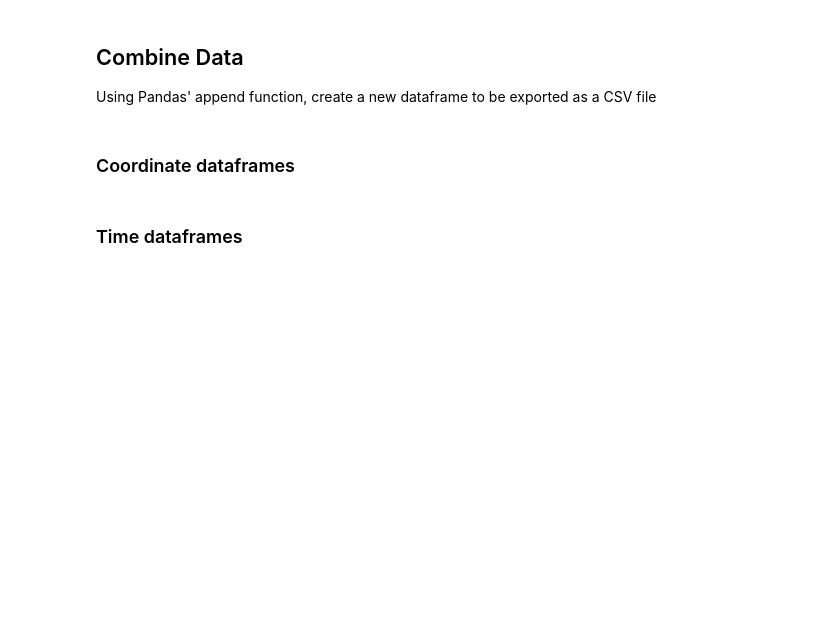
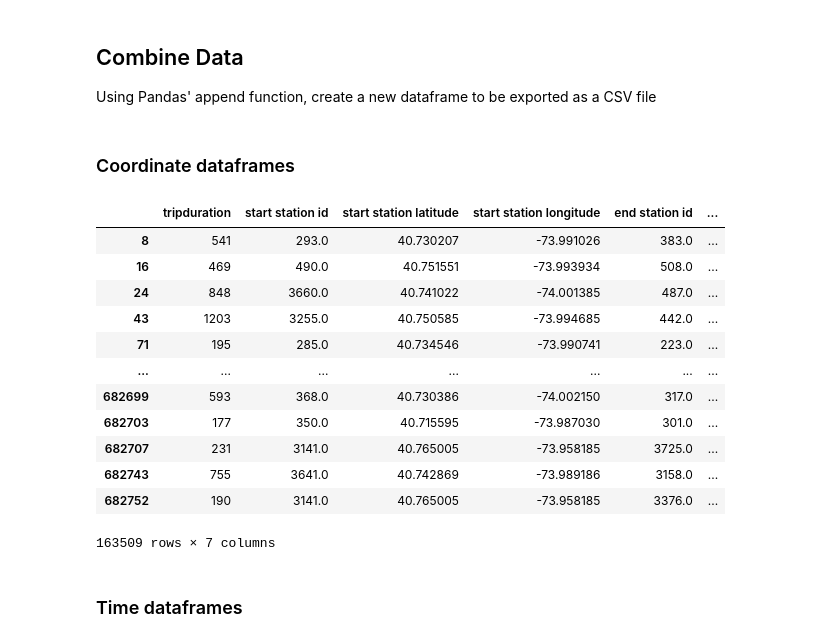
Before and after one commit to edwardAugust/citi-nyc-tableau, a Jupyter notebook: Untitled-1.ipynb, the cells around one changed output. Drawn from its saved outputs; the diff is of its cells as text; code cells hidden in the pictures; blank space fills up the shorter version.

```diff
--- a/Untitled-1.ipynb
+++ b/Untitled-1.ipynb
@@ -235,5 +235,23 @@ demographics2020Df.head()
 Using Pandas' append function, create a new dataframe to be exported as a CSV file
 # %% [markdown]
 ### Coordinate dataframes
+# %%
+coordinateToCsv = stationCoordinate2019Df.append(stationCoordinate2020Df, ignore_index=False)
+# %%
+coordinateToCsv
+# %% [output]
+|  | tripduration | start station id | start station latitude | start station longitude | end station id | ... |
+| 8 | 541 | 293.0 | 40.730207 | -73.991026 | 383.0 | ... |
+| 16 | 469 | 490.0 | 40.751551 | -73.993934 | 508.0 | ... |
+| 24 | 848 | 3660.0 | 40.741022 | -74.001385 | 487.0 | ... |
+| 43 | 1203 | 3255.0 | 40.750585 | -73.994685 | 442.0 | ... |
+| 71 | 195 | 285.0 | 40.734546 | -73.990741 | 223.0 | ... |
+| ... | ... | ... | ... | ... | ... | ... |
+| 682699 | 593 | 368.0 | 40.730386 | -74.002150 | 317.0 | ... |
+| 682703 | 177 | 350.0 | 40.715595 | -73.987030 | 301.0 | ... |
+| 682707 | 231 | 3141.0 | 40.765005 | -73.958185 | 3725.0 | ... |
+| 682743 | 755 | 3641.0 | 40.742869 | -73.989186 | 3158.0 | ... |
+| 682752 | 190 | 3141.0 | 40.765005 | -73.958185 | 3376.0 | ... |
+163509 rows × 7 columns
 # %% [markdown]
 ### Time dataframes
```
Also changed, not shown: parts of 5 cells of this notebook, 3 other files.
